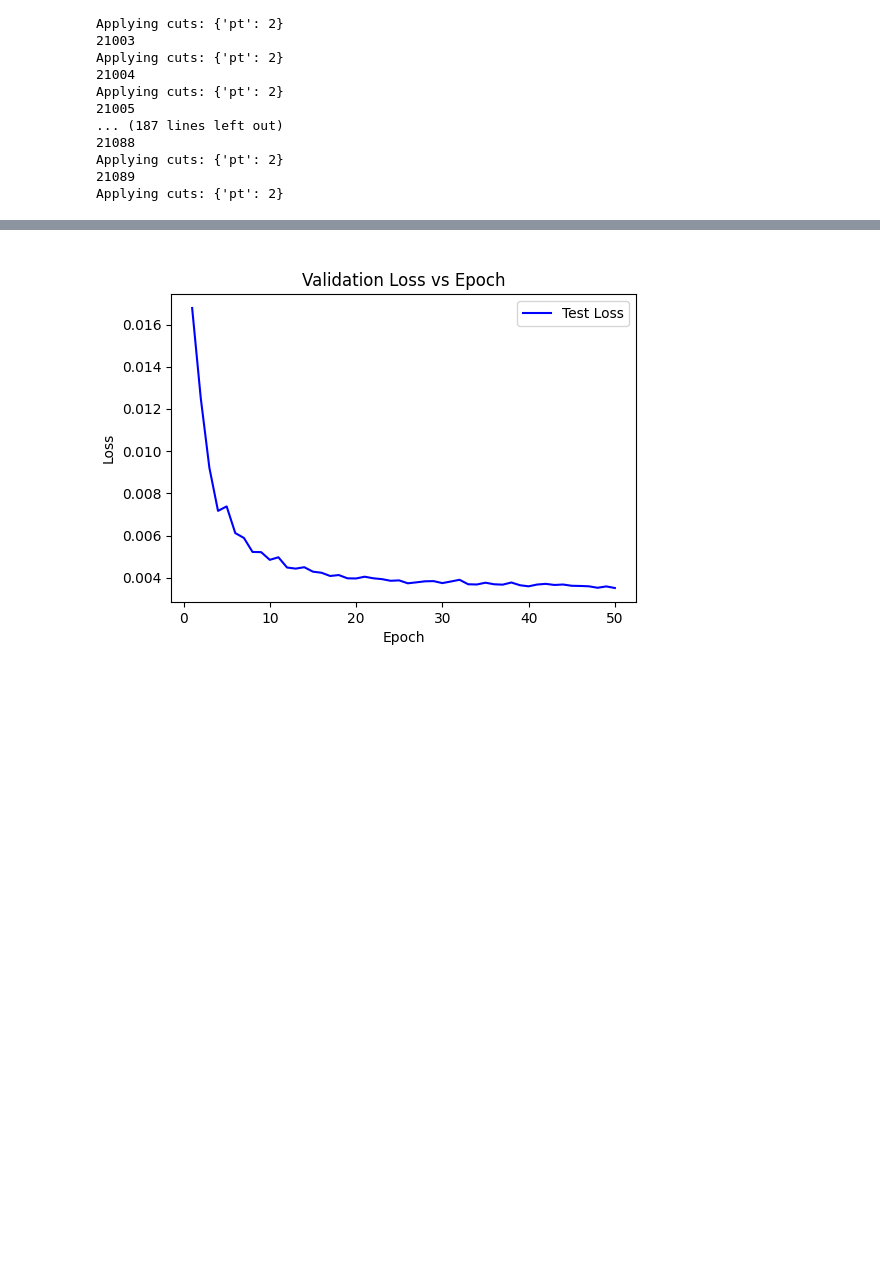
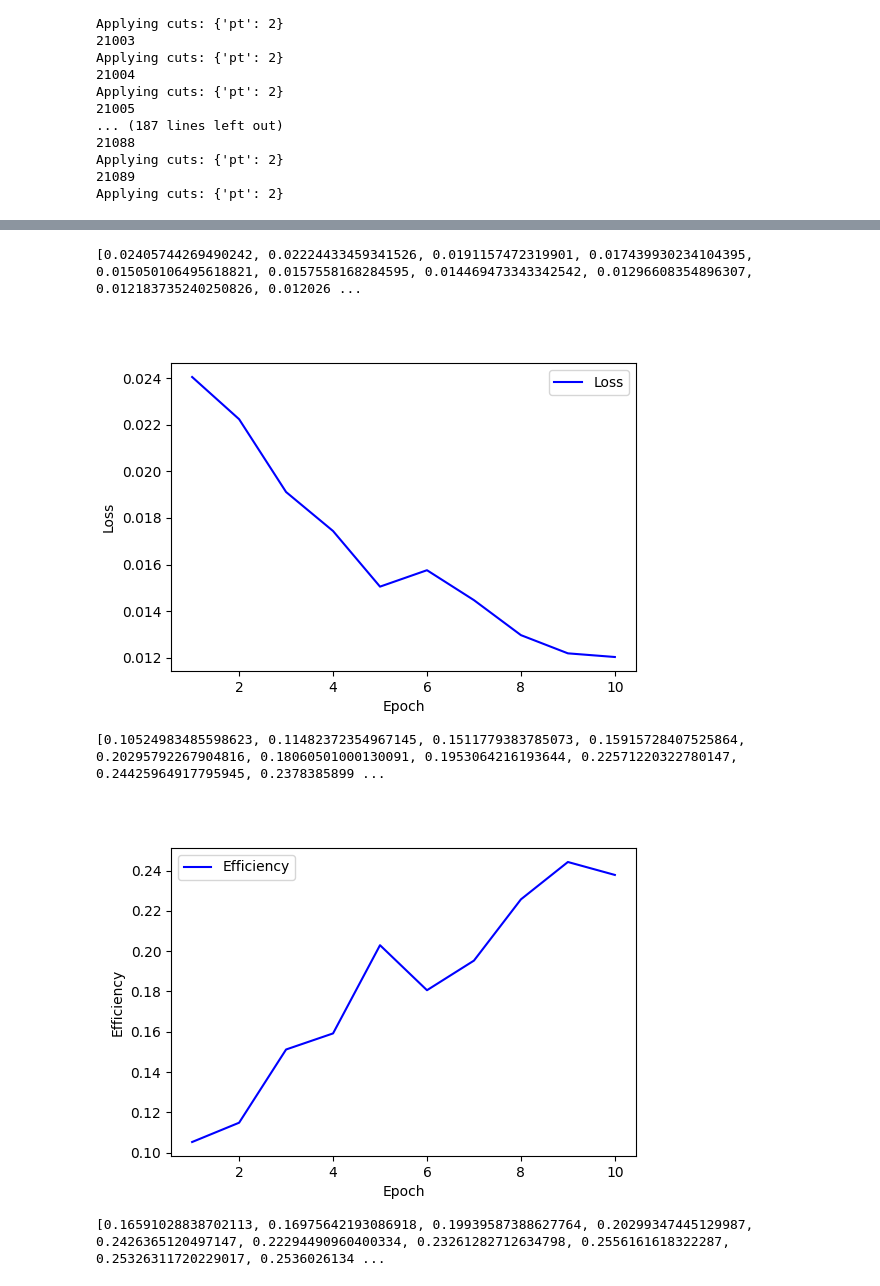
Before and after one commit to sdittmeier/pytorch_course, a Jupyter notebook: pytorch_trackml_colab.ipynb, the cells around one changed output, grey strips where cells are left out. Cells and saved outputs as stored; diff of their text form; code cells hidden in the pictures; blank space fills up the shorter version.

```diff
--- a/pytorch_trackml_colab.ipynb
+++ b/pytorch_trackml_colab.ipynb
@@ -319,7 +337,7 @@ model = NeuralNetwork().to(device)
 # %%
 learning_rate = 1e-3
 batch_size = batch_size
-epochs = 50
+epochs = 10
 margin = 1.0
 
 loss_fn = nn.HingeEmbeddingLoss(margin=margin)
@@ -373,11 +391,12 @@ def evaluate(embeddings, labels, knn, radius):
 
   count_1 = torch.sum(labels == 1).item()
 
-  for ind in indices:
+  for ind, dist in zip(indices,distances):
     # we can just check with labels, if knn and label = 1 --> match, -1 --> bad
-    #print(ind)
-      positives += torch.sum(labels.squeeze()[ind[0],ind[1:]] == 1).item()
-      negatives += torch.sum(labels.squeeze()[ind[0],ind[1:]] == -1).item()
+      valid_ind = ind[dist<radius]
+
+      positives += torch.sum(labels.squeeze()[valid_ind[0],valid_ind[1:]] == 1).item()
+      negatives += torch.sum(labels.squeeze()[valid_ind[0],valid_ind[1:]] == -1).item()
   print(f"positives: {positives}; negatives: {negatives}; count_1: {count_1}")
   efficiency = positives/count_1
   purity = positives/(positives + negatives)
@@ -417,13 +436,19 @@ def test_loop(dataloader, model, loss_fn, device, knn, radius):
     print(f"Test Error: \n Avg loss: {test_loss:>8f} Efficiency: {efficiency:>8f} Purity: {purity:>8f} \n")
     return test_loss, efficiency, purity
 # %%
-results = []
+loss = []
+eff  = []
+pur  = []
 knn = 21
 for t in range(epochs):
     print(f"Epoch {t+1}\n-------------------------------")
     train_loop(train_dataloader, model, loss_fn, optimizer, device)
-    results.append(test_loop(val_dataloader, model, loss_fn, device, knn, margin))
+    l,e,p = test_loop(val_dataloader, model, loss_fn, device, knn, margin)
+    loss.append(l)
+    eff.append(e)
+    pur.append(p)
 print("Done!")
+new_res = [loss, eff, pur]
 # %% [output]
 Epoch 1
 -------------------------------
@@ -445,16 +470,20 @@ Done!
 # %%
 #for name, param in model.named_parameters():
 #    print(f"Parameter name: {name}, Size: {param.size()}, Values: {param}")
 
 # Assuming you have the `test_loss` variable containing the loss values for each epoch
-epochs = range(1, len(val_loss) + 1)
-
-for res, titles in zip (results, ["Loss", "Efficiency", "Purity"]):
+epochs_r = range(1, len(loss) + 1)
+for res, titles in zip (new_res, ["Loss", "Efficiency", "Purity"]):
+    print(res)
     plt.figure(figsize=(6, 4))
-    plt.plot(epochs, res, 'b', label='Test Loss')
+    plt.plot(epochs_r, res, 'b', label=titles)
     plt.xlabel('Epoch')
     plt.ylabel(titles)
     plt.legend()
     plt.show()
 # %% [output]
+[0.02405744269490242, 0.02224433459341526, 0.0191157472319901, 0.017439930234104395, 0.015050106495618821, 0.0157558168284595, 0.014469473343342542, 0.01296608354896307, 0.012183735240250826, 0.012026 ...
-[figure, old version]
+[figure, new version]
+[0.10524983485598623, 0.11482372354967145, 0.1511779383785073, 0.15915728407525864, 0.20295792267904816, 0.18060501000130091, 0.1953064216193644, 0.22571220322780147, 0.24425964917795945, 0.2378385899 ...
+[figure, added]
+[0.16591028838702113, 0.16975642193086918, 0.19939587388627764, 0.20299347445129987, 0.2426365120497147, 0.22294490960400334, 0.23261282712634798, 0.2556161618322287, 0.25326311720229017, 0.2536026134 ...
```
Also changed, not shown: parts of 11 cells of this notebook.
